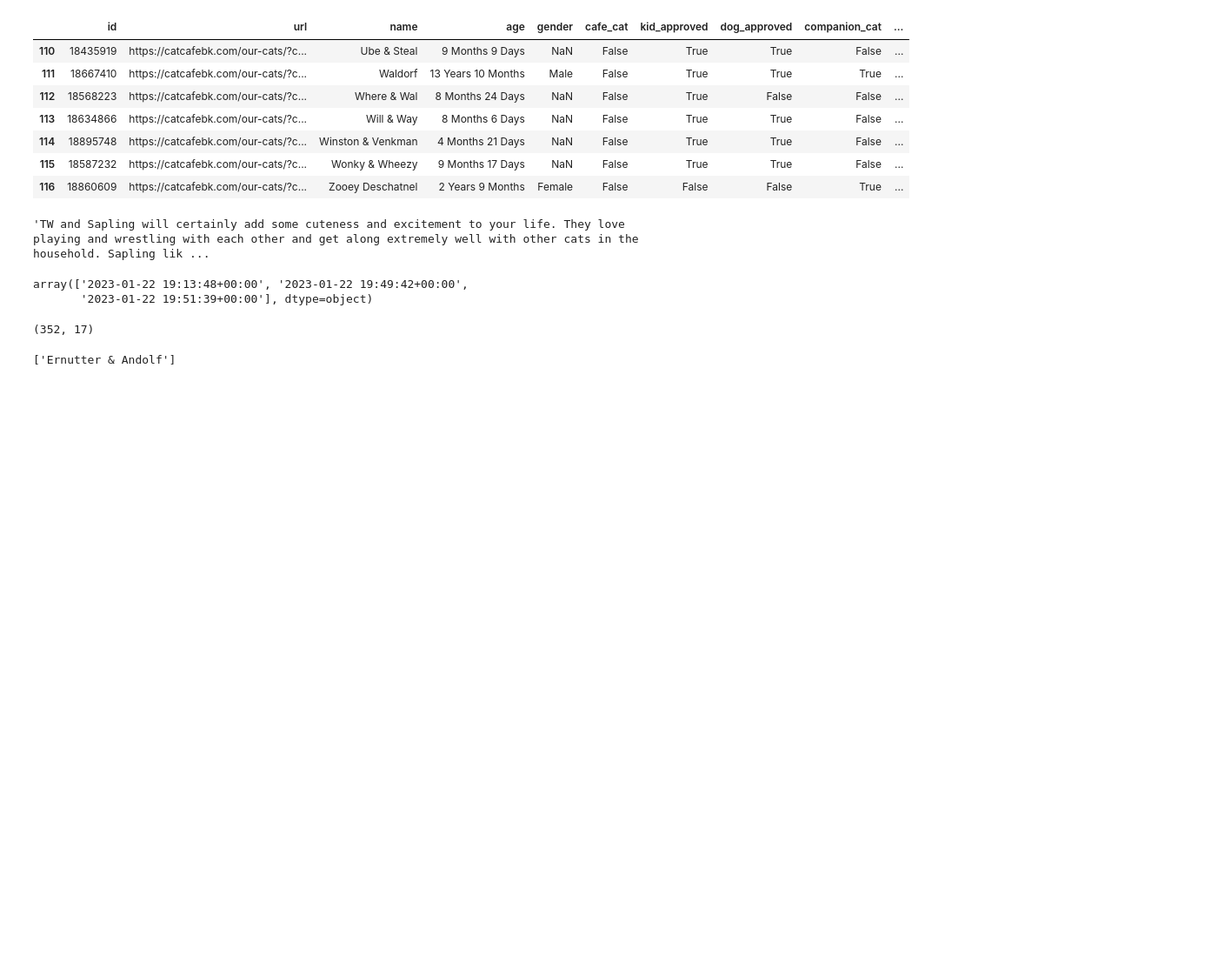
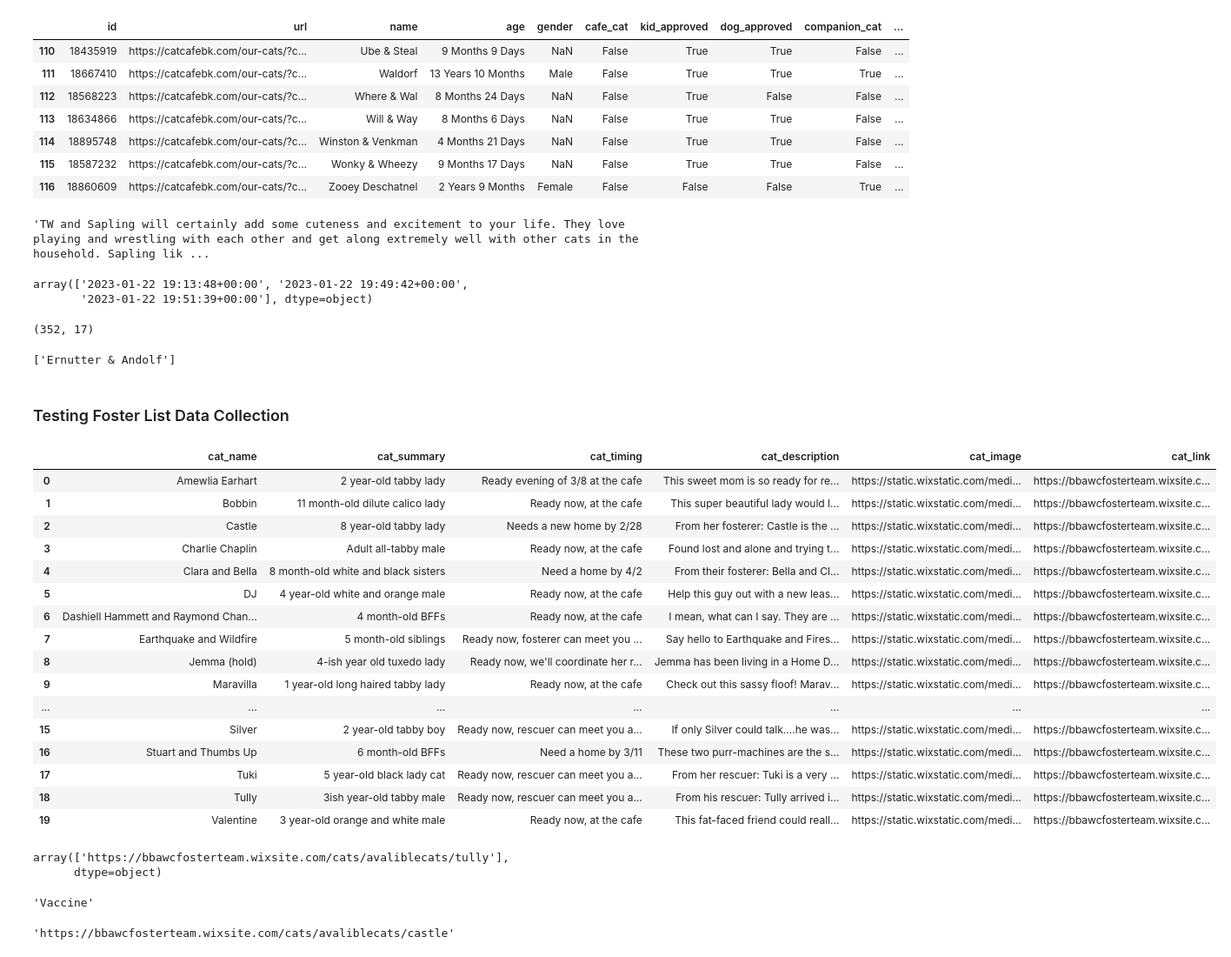
Before and after one commit to mazzotti0/cat-analytics, a Jupyter notebook: notebooks/dev.ipynb, the cells around one changed output. Shown at 87% size. Cells and saved outputs as stored; diff of their text form; code cells hidden in the pictures; blank space fills up the shorter version.

```diff
--- a/notebooks/dev.ipynb
+++ b/notebooks/dev.ipynb
@@ -53,3 +53,5 @@ diff = [x for x in this_cats if x not in last_cats]
 print(diff)
 # %% [output]
 ['Ernutter & Andolf']
+# %% [markdown]
+### Testing Foster List Data Collection
@@ -55,0 +63,63 @@ print(diff)
+# %%
+soup = getCatPage('https://bbawcfosterteam.wixsite.com/cats/availablecats')
+# %%
+cats = soup.find('fluid-columns-repeater').find_all('div', class_ = 'comp-kjevao4x5 YzqVVZ')
+
+results_list = []
+
+for cat in cats:
+    text_data = cat.find('div', class_='hFQZVn comp-kjevao571 wixui-box')
+    cat_image = cat.find('img').attrs['src']
+    cat_link = cat.find('a').attrs['href']
+
+    # get basic info
+    cat_name = text_data.find('h4').text
+    cat_summary = text_data.find('div', class_="BaOVQ8 tz5f0K comp-kjevl5nv wixui-text").text
+    cat_timing = text_data.find('div', class_="BaOVQ8 tz5f0K comp-kjevrpz5 wixui-text").text
+    cat_description = text_data.find('div', class_="BaOVQ8 tz5f0K comp-kjevao593 wixui-text").text
+    results_list.append(
+        {'cat_name':cat_name,
+         'cat_summary':cat_summary,
+         'cat_timing':cat_timing,
+         'cat_description':cat_description,
+         'cat_image':cat_image,
+         'cat_link':cat_link}
+    )
+
+    # go to page for additional info
+    # cat_page_url = cat.find('a').attrs['href']
+    # cat_soup = getCatPage(cat_page_url)
+
+    # img_link = cat_soup.find('img').attrs['src']
+
+
+
+
+# # get image
+# obj.find('a').find('img')
+# %%
+test = pd.json_normalize(results_list)
+test
+# %% [output]
+|  | cat_name | cat_summary | cat_timing | cat_description | cat_image | cat_link |
+| 0 | Amewlia Earhart | 2 year-old tabby lady | Ready evening of 3/8 at the cafe | This sweet mom is so ready for re... | https://static.wixstatic.com/medi... | https://bbawcfosterteam.wixsite.c... |
+| 1 | Bobbin | 11 month-old dilute calico lady | Ready now, at the cafe | This super beautiful lady would l... | https://static.wixstatic.com/medi... | https://bbawcfosterteam.wixsite.c... |
+| 2 | Castle | 8 year-old tabby lady | Needs a new home by 2/28 | From her fosterer: Castle is the ... | https://static.wixstatic.com/medi... | https://bbawcfosterteam.wixsite.c... |
+| 3 | Charlie Chaplin | Adult all-tabby male | Ready now, at the cafe | Found lost and alone and trying t... | https://static.wixstatic.com/medi... | https://bbawcfosterteam.wixsite.c... |
+| 4 | Clara and Bella | 8 month-old white and black sisters | Need a home by 4/2 | From their fosterer: Bella and Cl... | https://static.wixstatic.com/medi... | https://bbawcfosterteam.wixsite.c... |
+| 5 | DJ | 4 year-old white and orange male | Ready now, at the cafe | Help this guy out with a new leas... | https://static.wixstatic.com/medi... | https://bbawcfosterteam.wixsite.c... |
+| 6 | Dashiell Hammett and Raymond Chan... | 4 month-old BFFs | Ready now, at the cafe | I mean, what can I say. They are ... | https://static.wixstatic.com/medi... | https://bbawcfosterteam.wixsite.c... |
+| 7 | Earthquake and Wildfire | 5 month-old siblings | Ready now, fosterer can meet you ... | Say hello to Earthquake and Fires... | https://static.wixstatic.com/medi... | https://bbawcfosterteam.wixsite.c... |
+| 8 | Jemma (hold) | 4-ish year old tuxedo lady | Ready now, we'll coordinate her r... | Jemma has been living in a Home D... | https://static.wixstatic.com/medi... | https://bbawcfosterteam.wixsite.c... |
+| 9 | Maravilla | 1 year-old long haired tabby lady | Ready now, at the cafe | Check out this sassy floof! Marav... | https://static.wixstatic.com/medi... | https://bbawcfosterteam.wixsite.c... |
+| ... | ... | ... | ... | ... | ... | ... |
+| 15 | Silver | 2 year-old tabby boy | Ready now, rescuer can meet you a... | If only Silver could talk….he was... | https://static.wixstatic.com/medi... | https://bbawcfosterteam.wixsite.c... |
+| 16 | Stuart and Thumbs Up | 6 month-old BFFs | Need a home by 3/11 | These two purr-machines are the s... | https://static.wixstatic.com/medi... | https://bbawcfosterteam.wixsite.c... |
+| 17 | Tuki | 5 year-old black lady cat | Ready now, rescuer can meet you a... | From her rescuer: Tuki is a very ... | https://static.wixstatic.com/medi... | https://bbawcfosterteam.wixsite.c... |
+| 18 | Tully | 3ish year-old tabby male | Ready now, rescuer can meet you a... | From his rescuer: Tully arrived i... | https://static.wixstatic.com/medi... | https://bbawcfosterteam.wixsite.c... |
+| 19 | Valentine | 3 year-old orange and white male | Ready now, at the cafe | This fat-faced friend could reall... | https://static.wixstatic.com/medi... | https://bbawcfosterteam.wixsite.c... |
+# %%
+test.tail(1)['cat_link'].values
+# %% [output]
+array(['https://bbawcfosterteam.wixsite.com/cats/avaliblecats/tully'],
+      dtype=object)
@@ -55,0 +134,4 @@ print(diff)
+# %%
+upcoming_appointments.find('h4').text
+# %% [output]
+'Vaccine'
@@ -55,0 +140,4 @@ print(diff)
+# %%
+cats[1].find('a').attrs['href']
+# %% [output]
+'https://bbawcfosterteam.wixsite.com/cats/avaliblecats/castle'
```
Also changed, not shown: parts of 3 cells of this notebook.
